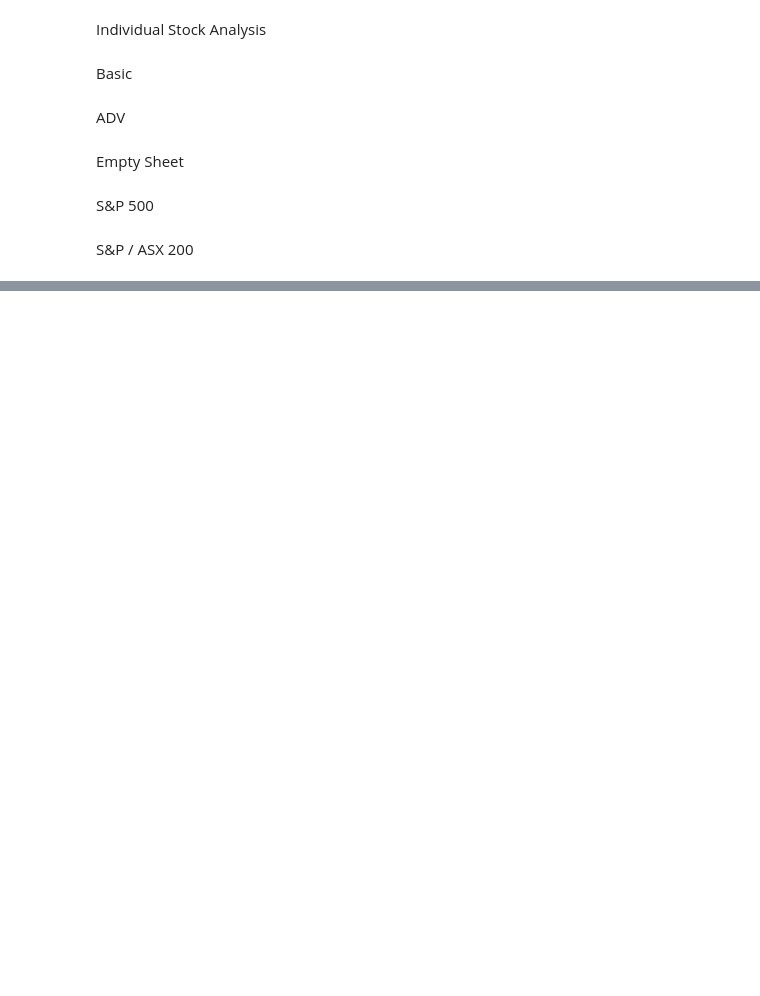
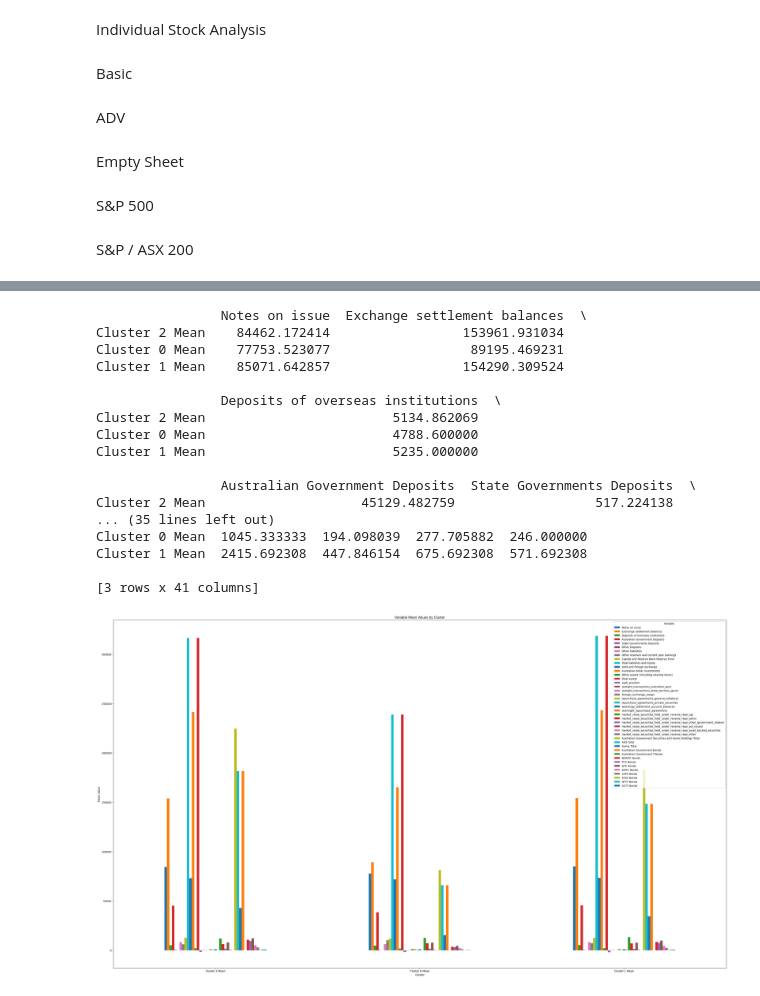
Before and after one commit to KunAn89/Modeling, a Jupyter notebook: Feature_Engineering_Doing.ipynb, the cells around one changed output, grey strips where cells are left out. Drawn from its saved outputs; the diff is of its cells as text; code cells hidden in the pictures; blank space fills up the shorter version.

```diff
--- a/Feature_Engineering_Doing.ipynb
+++ b/Feature_Engineering_Doing.ipynb
@@ -1130,0 +1155,55 @@ Accuracy: 0.9948186528497409
+# %%
+cluster_names = {
+    0: 'Stable Growth Market',
+    1: 'High Volatility Market',
+    2: 'Correction/Bear Market'
+}
+
+sp500_df['Cluster Name'] = sp500_df['KMeans_Cluster'].map(cluster_names)
+
+cluster_summary = pd.DataFrame()
+
+for cluster in sp500_df['KMeans_Cluster'].unique():
+
+    cluster_dates = sp500_df[sp500_df['KMeans_Cluster'] == cluster].index.intersection(final_df.index)
+
+    if not cluster_dates.empty:
+        cluster_data = final_df.loc[cluster_dates]
+
+        cluster_summary[f'Cluster {cluster} Mean'] = cluster_data.mean()
+
+
+cluster_summary = cluster_summary.T
+
+print(cluster_summary)
+
+import matplotlib.pyplot as plt
+import seaborn as sns
+
+if not cluster_summary.empty:
+    cluster_summary.plot(kind='bar', figsize=(42, 24))
+    plt.title('Variable Mean Values by Cluster')
+    plt.ylabel('Mean Value')
+    plt.xlabel('Cluster')
+    plt.xticks(rotation=0)
+    plt.legend(title='Variable')
+    plt.show()
+# %% [output]
+                Notes on issue  Exchange settlement balances  \
+Cluster 2 Mean    84462.172414                 153961.931034
+Cluster 0 Mean    77753.523077                  89195.469231
+Cluster 1 Mean    85071.642857                 154290.309524
+
+                Deposits of overseas institutions  \
+Cluster 2 Mean                        5134.862069
+Cluster 0 Mean                        4788.600000
+Cluster 1 Mean                        5235.000000
+
+                Australian Government Deposits  State Governments Deposits  \
+Cluster 2 Mean                    45129.482759                  517.224138
+... (35 lines left out)
+Cluster 0 Mean  1045.333333  194.098039  277.705882  246.000000
+Cluster 1 Mean  2415.692308  447.846154  675.692308  571.692308
+
+[3 rows x 41 columns]
+[figure, added]
```
Also changed, not shown: parts of 6 cells of this notebook.
